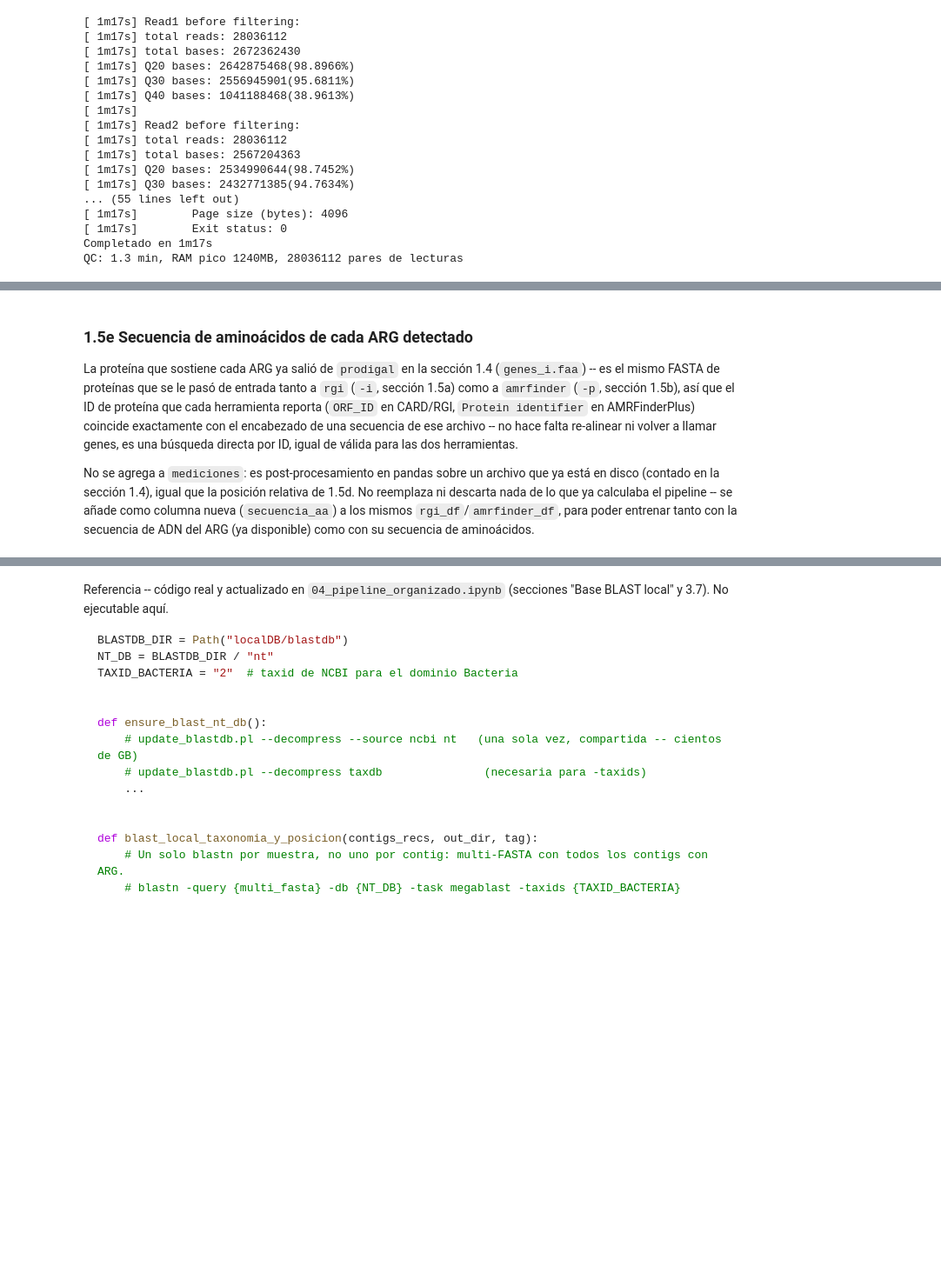
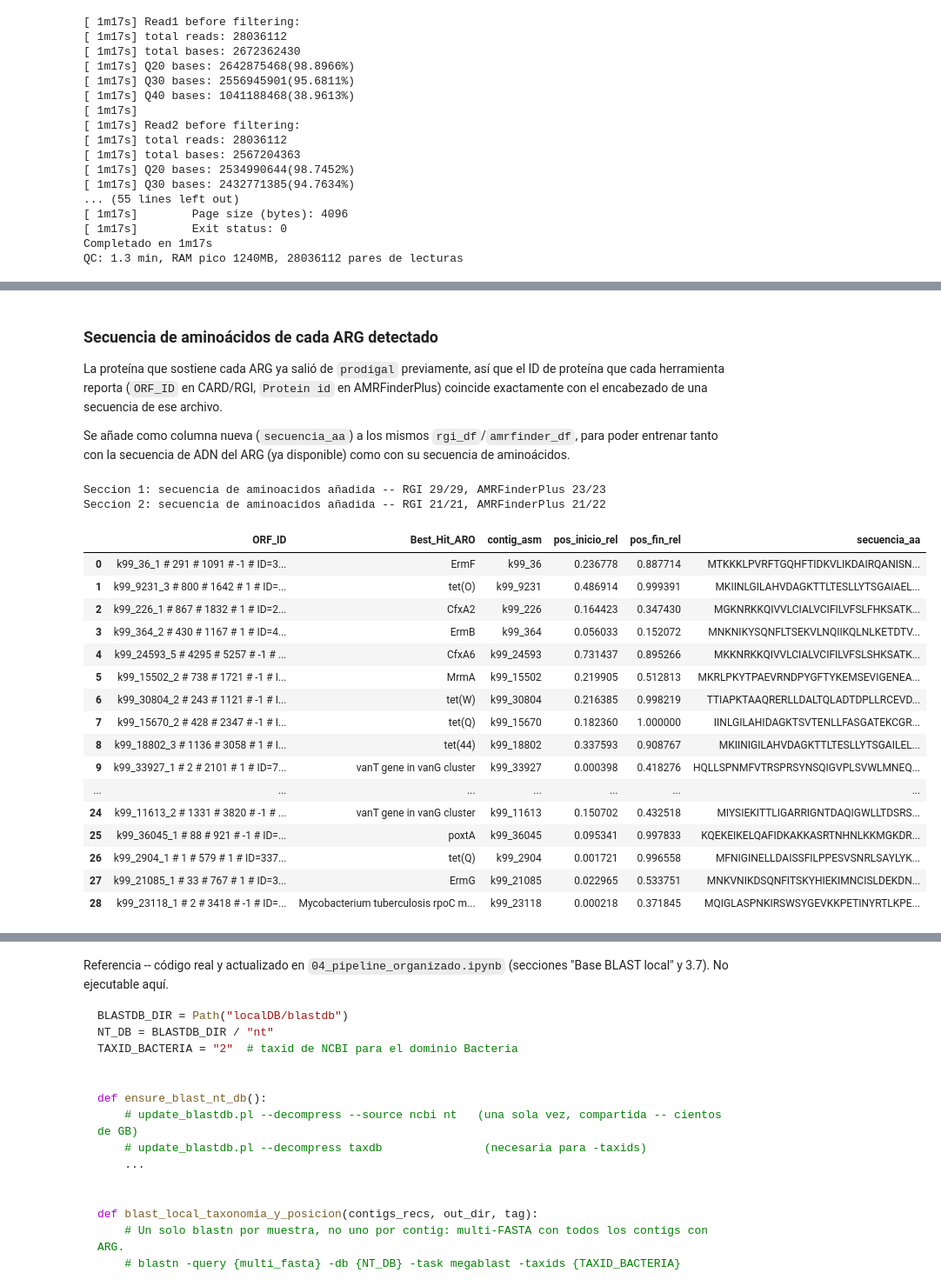
Before and after one commit to jujgomezru/proyectoFinalML, a Jupyter notebook: 02_estimacion_recursos.ipynb, the cells around one changed output, grey strips where cells are left out. Shown at 87% size. Saved outputs shown, nothing was run; the diff lists cells and outputs as text; code cells hidden in the pictures; blank space fills up the shorter version.

```diff
--- a/02_estimacion_recursos.ipynb
+++ b/02_estimacion_recursos.ipynb
@@ -733,35 +897,50 @@ rgi_df[1][["ORF_ID", "contig_asm", "Start", "Stop", "Orientation", "contig_len",
 # %% [markdown]
-### 1.5e Secuencia de aminoácidos de cada ARG detectado
+### Secuencia de aminoácidos de cada ARG detectado
 
-La proteína que sostiene cada ARG ya salió de `prodigal` en la sección 1.4 (`genes_i.faa`) -- es el
-mismo FASTA de proteínas que se le pasó de entrada tanto a `rgi` (`-i`, sección 1.5a) como a
-`amrfinder` (`-p`, sección 1.5b), así que el ID de proteína que cada herramienta reporta (`ORF_ID`
-en CARD/RGI, `Protein identifier` en AMRFinderPlus) coincide exactamente con el encabezado de una
-secuencia de ese archivo -- no hace falta re-alinear ni volver a llamar genes, es una búsqueda
-directa por ID, igual de válida para las dos herramientas.
+La proteína que sostiene cada ARG ya salió de `prodigal` previamente, así que el ID de proteína que cada herramienta reporta (`ORF_ID`
+en CARD/RGI, `Protein id` en AMRFinderPlus) coincide exactamente con el encabezado de una
+secuencia de ese archivo.
 
-No se agrega a `mediciones`: es post-procesamiento en pandas sobre un archivo que ya está en disco
-(contado en la sección 1.4), igual que la posición relativa de 1.5d. No reemplaza ni descarta nada
-de lo que ya calculaba el pipeline -- se añade como columna nueva (`secuencia_aa`) a los mismos
+Se añade como columna nueva (`secuencia_aa`) a los mismos
 `rgi_df`/`amrfinder_df`, para poder entrenar tanto con la secuencia de ADN del ARG (ya disponible)
 como con su secuencia de aminoácidos.
 # %%
 def agregar_secuencia_proteina(df, faa_path, col_id):
     proteinas = {r.id: str(r.seq) for r in SeqIO.parse(str(faa_path), "fasta")}
     df = df.copy()
     df["secuencia_aa"] = df[col_id].map(lambda x: proteinas.get(str(x).split()[0]))
     return df
 
 
 for i in genes_faa:
     rgi_df[i] = agregar_secuencia_proteina(rgi_df[i], genes_faa[i], "ORF_ID")
-    amrfinder_df[i] = agregar_secuencia_proteina(amrfinder_df[i], genes_faa[i], "Protein identifier")
+    amrfinder_df[i] = agregar_secuencia_proteina(amrfinder_df[i], genes_faa[i], "Protein id")
 
     sin_secuencia_rgi = rgi_df[i]["secuencia_aa"].isna().sum()
     sin_secuencia_amr = amrfinder_df[i]["secuencia_aa"].isna().sum()
     print(f"Seccion {i}: secuencia de aminoacidos añadida -- "
           f"RGI {len(rgi_df[i]) - sin_secuencia_rgi}/{len(rgi_df[i])}, "
           f"AMRFinderPlus {len(amrfinder_df[i]) - sin_secuencia_amr}/{len(amrfinder_df[i])}")
 
 rgi_df[1][["ORF_ID", "Best_Hit_ARO", "contig_asm", "pos_inicio_rel", "pos_fin_rel", "secuencia_aa"]]
+# %% [output]
+Seccion 1: secuencia de aminoacidos añadida -- RGI 29/29, AMRFinderPlus 23/23
+Seccion 2: secuencia de aminoacidos añadida -- RGI 21/21, AMRFinderPlus 21/22
+|  | ORF_ID | Best_Hit_ARO | contig_asm | pos_inicio_rel | pos_fin_rel | secuencia_aa |
+| 0 | k99_36_1 # 291 # 1091 # -1 # ID=3... | ErmF | k99_36 | 0.236778 | 0.887714 | MTKKKLPVRFTGQHFTIDKVLIKDAIRQANISN... |
+| 1 | k99_9231_3 # 800 # 1642 # 1 # ID=... | tet(O) | k99_9231 | 0.486914 | 0.999391 | MKIINLGILAHVDAGKTTLTESLLYTSGAIAEL... |
+| 2 | k99_226_1 # 867 # 1832 # 1 # ID=2... | CfxA2 | k99_226 | 0.164423 | 0.347430 | MGKNRKKQIVVLCIALVCIFILVFSLFHKSATK... |
+| 3 | k99_364_2 # 430 # 1167 # 1 # ID=4... | ErmB | k99_364 | 0.056033 | 0.152072 | MNKNIKYSQNFLTSEKVLNQIIKQLNLKETDTV... |
+| 4 | k99_24593_5 # 4295 # 5257 # -1 # ... | CfxA6 | k99_24593 | 0.731437 | 0.895266 | MKKNRKKQIVVLCIALVCIFILVFSLSHKSATK... |
+| 5 | k99_15502_2 # 738 # 1721 # -1 # I... | MrmA | k99_15502 | 0.219905 | 0.512813 | MKRLPKYTPAEVRNDPYGFTYKEMSEVIGENEA... |
+| 6 | k99_30804_2 # 243 # 1121 # -1 # I... | tet(W) | k99_30804 | 0.216385 | 0.998219 | TTIAPKTAAQRERLLDALTQLADTDPLLRCEVD... |
+| 7 | k99_15670_2 # 428 # 2347 # -1 # I... | tet(Q) | k99_15670 | 0.182360 | 1.000000 | IINLGILAHIDAGKTSVTENLLFASGATEKCGR... |
+| 8 | k99_18802_3 # 1136 # 3058 # 1 # I... | tet(44) | k99_18802 | 0.337593 | 0.908767 | MKIINIGILAHVDAGKTTLTESLLYTSGAILEL... |
+| 9 | k99_33927_1 # 2 # 2101 # 1 # ID=7... | vanT gene in vanG cluster | k99_33927 | 0.000398 | 0.418276 | HQLLSPNMFVTRSPRSYNSQIGVPLSVWLMNEQ... |
+| ... | ... | ... | ... | ... | ... | ... |
+| 24 | k99_11613_2 # 1331 # 3820 # -1 # ... | vanT gene in vanG cluster | k99_11613 | 0.150702 | 0.432518 | MIYSIEKITTLIGARRIGNTDAQIGWLLTDSRS... |
+| 25 | k99_36045_1 # 88 # 921 # -1 # ID=... | poxtA | k99_36045 | 0.095341 | 0.997833 | KQEKEIKELQAFIDKAKKASRTNHNLKKMGKDR... |
+| 26 | k99_2904_1 # 1 # 579 # 1 # ID=337... | tet(Q) | k99_2904 | 0.001721 | 0.996558 | MFNIGINELLDAISSFILPPESVSNRLSAYLYK... |
+| 27 | k99_21085_1 # 33 # 767 # 1 # ID=3... | ErmG | k99_21085 | 0.022965 | 0.533751 | MNKVNIKDSQNFITSKYHIEKIMNCISLDEKDN... |
+| 28 | k99_23118_1 # 2 # 3418 # -1 # ID=... | Mycobacterium tuberculosis rpoC m... | k99_23118 | 0.000218 | 0.371845 | MQIGLASPNKIRSWSYGEVKKPETINYRTLKPE... |
 # %% [markdown]
```
Also changed, not shown: parts of 36 cells of this notebook, 11 other files.
